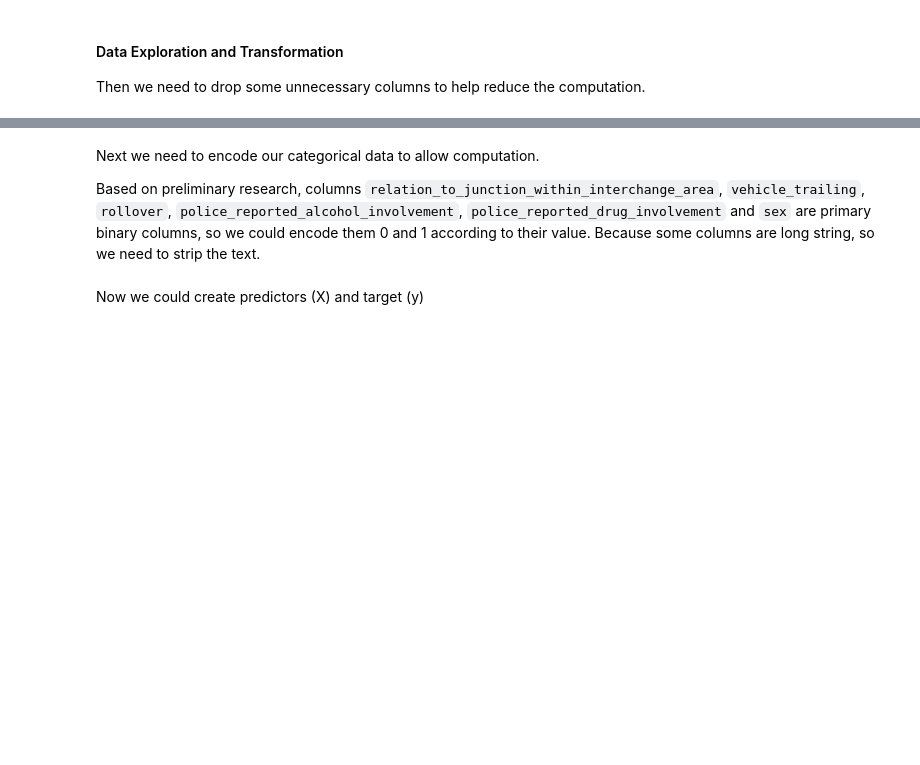
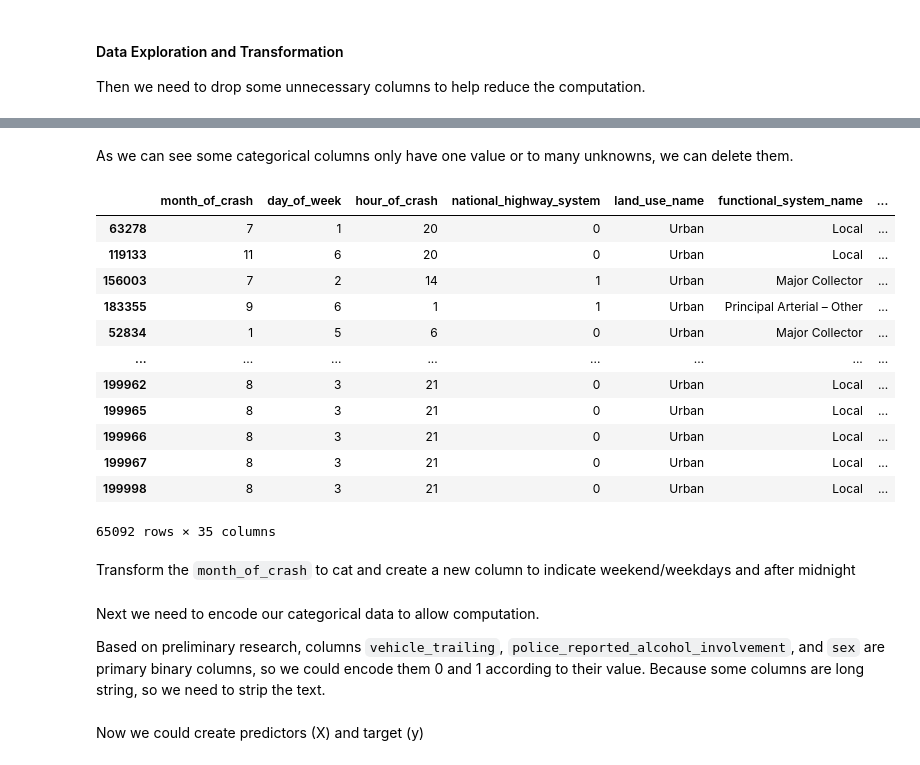
Before and after one commit to ruqianq/NHTSA_FARS_Data_Analysis, a Jupyter notebook: NHTSA_FARS_2015.ipynb, the cells around one changed output, grey strips where cells are left out. Cells and saved outputs as stored; diff of their text form; code cells hidden in the pictures; blank space fills up the shorter version.

```diff
--- a/NHTSA_FARS_2015.ipynb
+++ b/NHTSA_FARS_2015.ipynb
@@ -113,0 +134,22 @@ df_downsampled = df_downsampled.drop(['consecutive_number', 'number_of_fatalitie
+# %% [markdown]
+As we can see some categorical columns only have one value or to many unknowns, we can delete them.
+# %%
+df_downsampled.drop(['relation_to_junction_within_interchange_area', 'related_factors_crash_level_1_name',
+                     'related_factors_crash_level_2_name','related_factors_crash_level_3_name', 'rollover',
+                     'police_reported_drug_involvement', 'gross_vehicle_weight_rating'], axis=1)
+# %% [output]
+|  | month_of_crash | day_of_week | hour_of_crash | national_highway_system | land_use_name | functional_system_name | ... |
+| 63278 | 7 | 1 | 20 | 0 | Urban | Local | ... |
+| 119133 | 11 | 6 | 20 | 0 | Urban | Local | ... |
+| 156003 | 7 | 2 | 14 | 1 | Urban | Major Collector | ... |
+| 183355 | 9 | 6 | 1 | 1 | Urban | Principal Arterial – Other | ... |
+| 52834 | 1 | 5 | 6 | 0 | Urban | Major Collector | ... |
+| ... | ... | ... | ... | ... | ... | ... | ... |
+| 199962 | 8 | 3 | 21 | 0 | Urban | Local | ... |
+| 199965 | 8 | 3 | 21 | 0 | Urban | Local | ... |
+| 199966 | 8 | 3 | 21 | 0 | Urban | Local | ... |
+| 199967 | 8 | 3 | 21 | 0 | Urban | Local | ... |
+| 199998 | 8 | 3 | 21 | 0 | Urban | Local | ... |
+65092 rows × 35 columns
+# %% [markdown]
+Transform the `month_of_crash` to cat and create a new column to indicate weekend/weekdays and after midnight
@@ -114,7 +162,5 @@ df_downsampled = df_downsampled.drop(['consecutive_number', 'number_of_fatalitie
 # %% [markdown]
 Next we need to encode our categorical data to allow computation.
 
-Based on preliminary research, columns `relation_to_junction_within_interchange_area`, `vehicle_trailing`, `rollover`,
-`police_reported_alcohol_involvement`, `police_reported_drug_involvement` and `sex` are primary binary columns, so we
-could encode them 0 and 1 according to their value. Because some columns are long string, so we need to strip the text.
+Based on preliminary research, columns `vehicle_trailing`, `police_reported_alcohol_involvement`, and `sex` are primary binary columns, so we could encode them 0 and 1 according to their value. Because some columns are long string, so we need to strip the text.
 # %%
```
Also changed, not shown: parts of 14 cells of this notebook.
